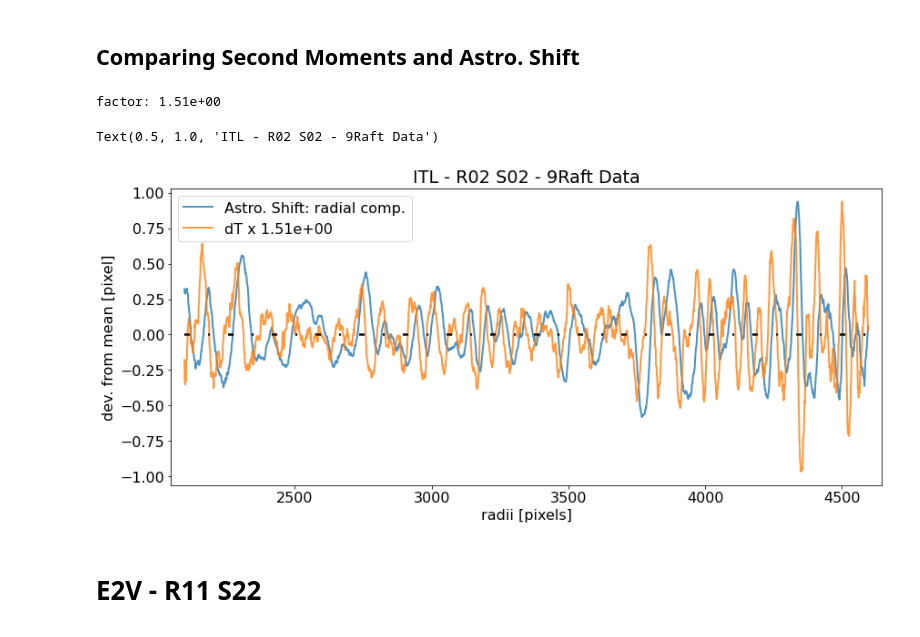
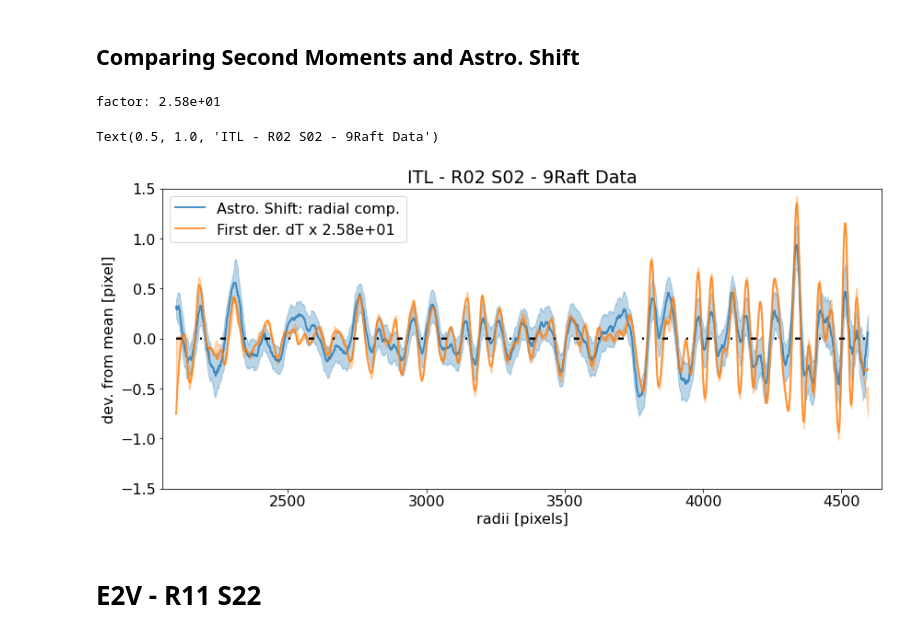
Before and after one commit to estevesjh/lsst-treeRing, a Jupyter notebook: 3-compareTreeRingSingal.ipynb, the cells around one changed output. Drawn from its saved outputs; the diff is of its cells as text; code cells hidden in the pictures.

```diff
--- a/3-compareTreeRingSingal.ipynb
+++ b/3-compareTreeRingSingal.ipynb
@@ -90,0 +95,13 @@ rmin, rmax = dr[0][0]-border, dr[0][-1]+border
+# %%
+from scipy.signal import savgol_filter, general_gaussian
+
+p      = 3
+signal = dF[1]
+for i in range(3):
+    window = (14*i+5)
+    der = savgol_filter(signal, window, polyorder = p, deriv=1)
+    plt.plot(der, label='window: %i'%(window))
+
+plt.legend()
+plt.xlim(1500,2300)
+plt.ylim(-0.0075,0.0075)
@@ -107,0 +138,9 @@ Text(0.5, 1.0, 'ITL - R02 S02 - 9Raft Data')
+# %%
+window = 11
+p      = 3
+
+dF2 = [dF[0]]
+dF2+= [savgol_filter(signal, window, polyorder = p, deriv=1) for signal in dF[1:]]
+
+dr2 = [dr[0]]
+dr2+= [savgol_filter(signal, window, polyorder = p, deriv=0) for signal in dr[1:]]
@@ -130,20 +194,25 @@ Text(0.5, 1.0, 'ITL - R02 S02 - 9Raft Data')
 [figure]
 # %% [markdown]
 ## Comparing Second Moments and Astro. Shift
+# %%
+window = 61
+dT2 = [dT[0]]
+dT2+= [savgol_filter(signal, window, polyorder = p, deriv=1) for signal in dT[1:]]
 # %%
-factor = get_factor(dT,dr,is_range=False)
+factor = get_factor(dT2,dr2,is_range=False)
 # %% [output]
-factor: 1.51e+00
+factor: 2.58e+01
 # %%
 fig, ax = plt.subplots(1, 1, figsize=(14, 6))
-plot_profile(dr,label='Astro. Shift: radial comp.',ax=ax,fill=False)
-plot_profile(dT,label='dT x %.2e'%(factor),ax=ax,factor=factor)
+plot_profile(dr,label='Astro. Shift: radial comp.',ax=ax,fill=True)
+plot_profile(dT2,label='First der. dT x %.2e'%(factor),ax=ax,factor=-1*factor,fill=True)
 ax.legend(fontsize=16)
+ax.set_ylim(-1.5,1.5)
 ax.set_xlim(rmin,rmax)
 ax.set_title(title)
 # %% [output]
 Text(0.5, 1.0, 'ITL - R02 S02 - 9Raft Data')
-[figure, old version]
+[figure, new version]
 # %% [markdown]
 # E2V - R11 S22
 # %%
```
Also changed, not shown: parts of 16 cells of this notebook.
